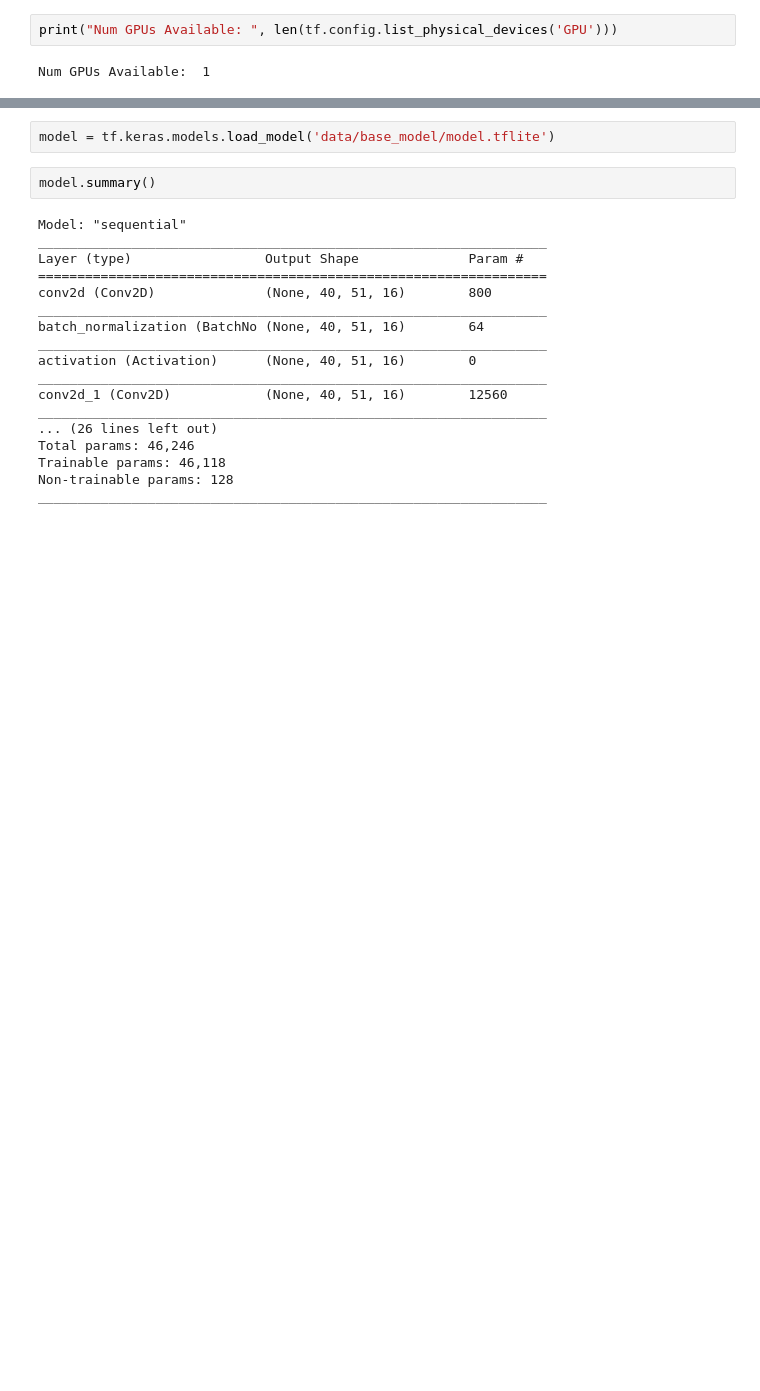
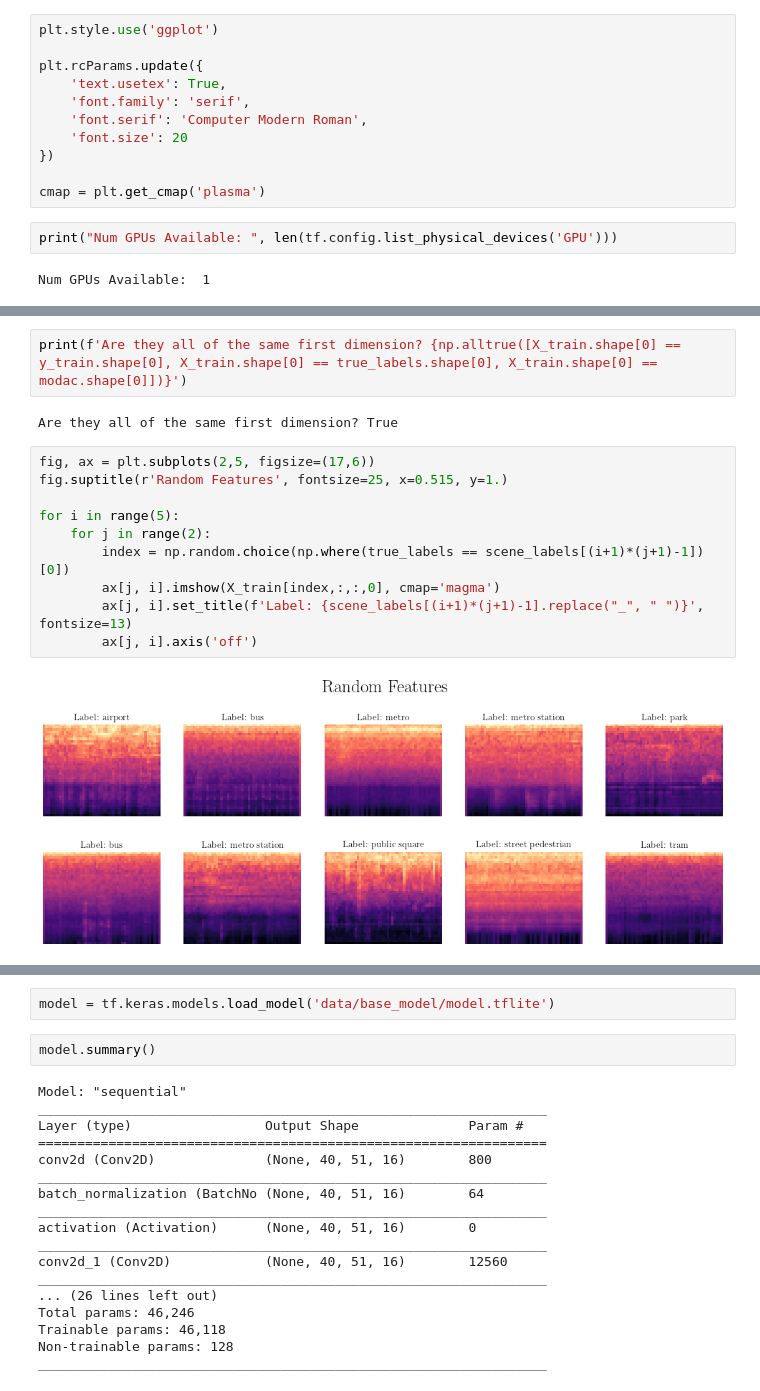
Before and after one commit to yvvgen/modacq, a Jupyter notebook: test.ipynb, the cells around one changed output, grey strips where cells are left out. Cells and saved outputs as stored; diff of their text form; blank space fills up the shorter version.

Commit message:
plots

```diff
--- a/test.ipynb
+++ b/test.ipynb
@@ -8,6 +12,17 @@ import keras.backend as K
 from simpler_utils import load_data
 import h5py
 from tqdm import tqdm
+# %%
+plt.style.use('ggplot')
+
+plt.rcParams.update({
+    'text.usetex': True,
+    'font.family': 'serif',
+    'font.serif': 'Computer Modern Roman',
+    'font.size': 20
+})
+
+cmap = plt.get_cmap('plasma')
 # %%
 print("Num GPUs Available: ", len(tf.config.list_physical_devices('GPU')))
 # %% [output]
@@ -56,0 +82,16 @@ Modac labels are ['a' 'b' 'c' 's1' 's2' 's3']
+# %%
+print(f'Are they all of the same first dimension? {np.alltrue([X_train.shape[0] == y_train.shape[0], X_train.shape[0] == true_labels.shape[0], X_train.shape[0] == modac.shape[0]])}')
+# %% [output]
+Are they all of the same first dimension? True
+# %%
+fig, ax = plt.subplots(2,5, figsize=(17,6))
+fig.suptitle(r'Random Features', fontsize=25, x=0.515, y=1.)
+
+for i in range(5):
+    for j in range(2):
+        index = np.random.choice(np.where(true_labels == scene_labels[(i+1)*(j+1)-1])[0])
+        ax[j, i].imshow(X_train[index,:,:,0], cmap='magma')
+        ax[j, i].set_title(f'Label: {scene_labels[(i+1)*(j+1)-1].replace("_", " ")}', fontsize=13)
+        ax[j, i].axis('off')
+# %% [output]
+[figure, added]
```
Also changed, not shown: parts of 41 cells of this notebook.
